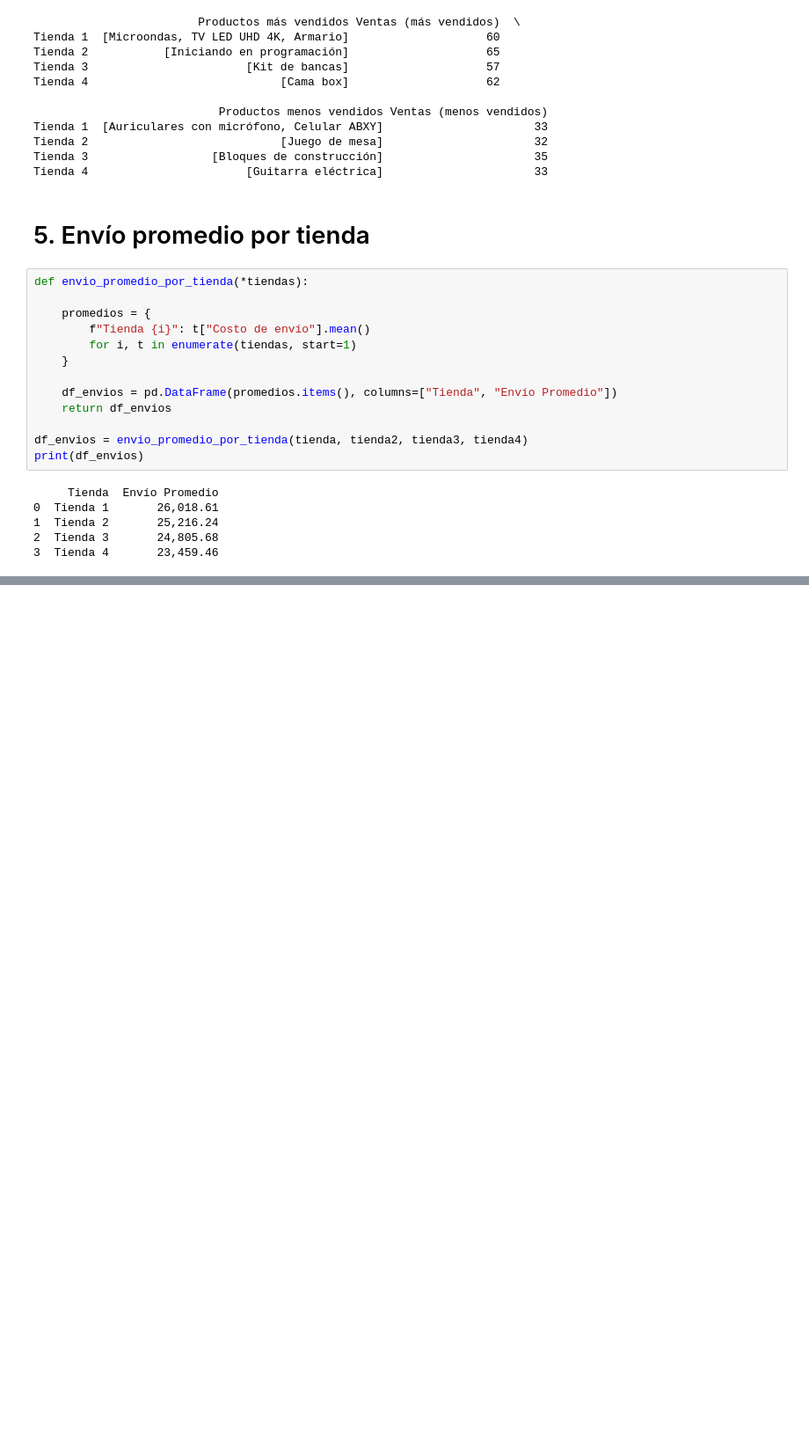
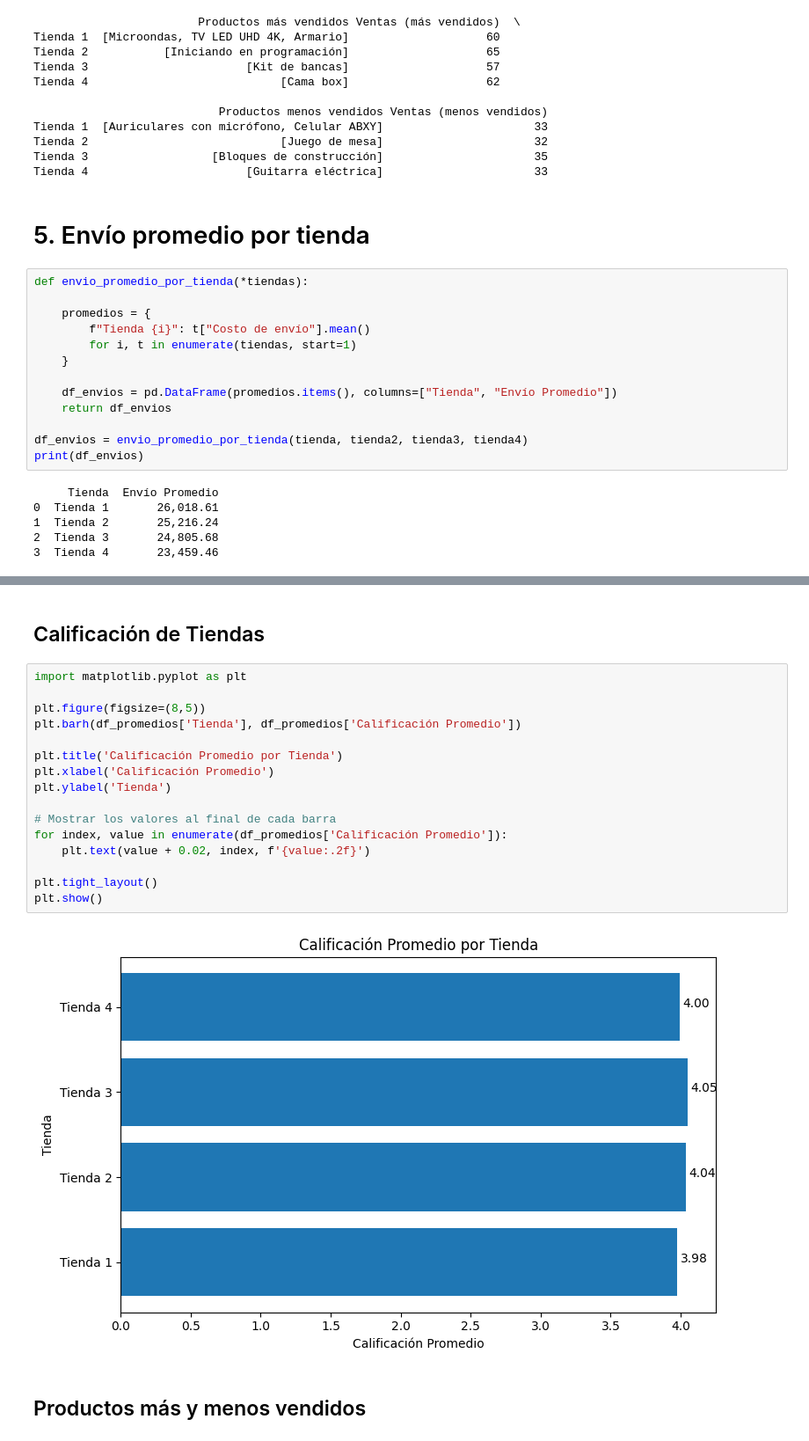
Before and after one commit to Chrisbv2/Challenge-1_Data-Science, a Jupyter notebook: AluraStoreLatam.ipynb, the cells around one changed output, grey strips where cells are left out. Shown at 88% size. Drawn from its saved outputs; the diff is of its cells as text; blank space fills up the shorter version.

```diff
--- a/AluraStoreLatam.ipynb
+++ b/AluraStoreLatam.ipynb
@@ -226,0 +291,22 @@ print(df_envios)
+# %% [markdown]
+## Calificación de Tiendas
+# %%
+import matplotlib.pyplot as plt
+
+plt.figure(figsize=(8,5))
+plt.barh(df_promedios['Tienda'], df_promedios['Calificación Promedio'])
+
+plt.title('Calificación Promedio por Tienda')
+plt.xlabel('Calificación Promedio')
+plt.ylabel('Tienda')
+
+# Mostrar los valores al final de cada barra
+for index, value in enumerate(df_promedios['Calificación Promedio']):
+    plt.text(value + 0.02, index, f'{value:.2f}')
+
+plt.tight_layout()
+plt.show()
+# %% [output]
+[figure, added]
+# %% [markdown]
+## Productos más y menos vendidos
```
Also changed, not shown: parts of 13 cells of this notebook.
